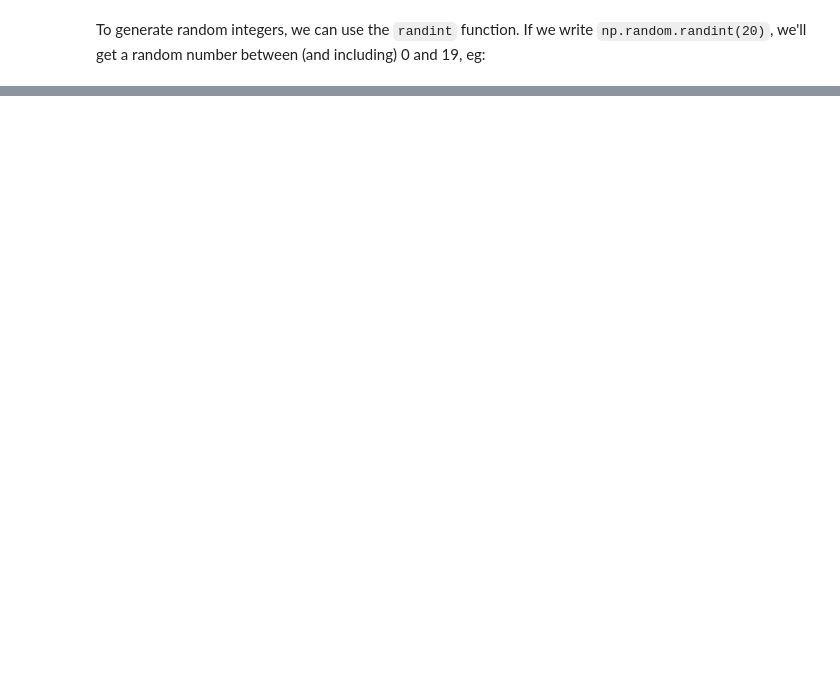
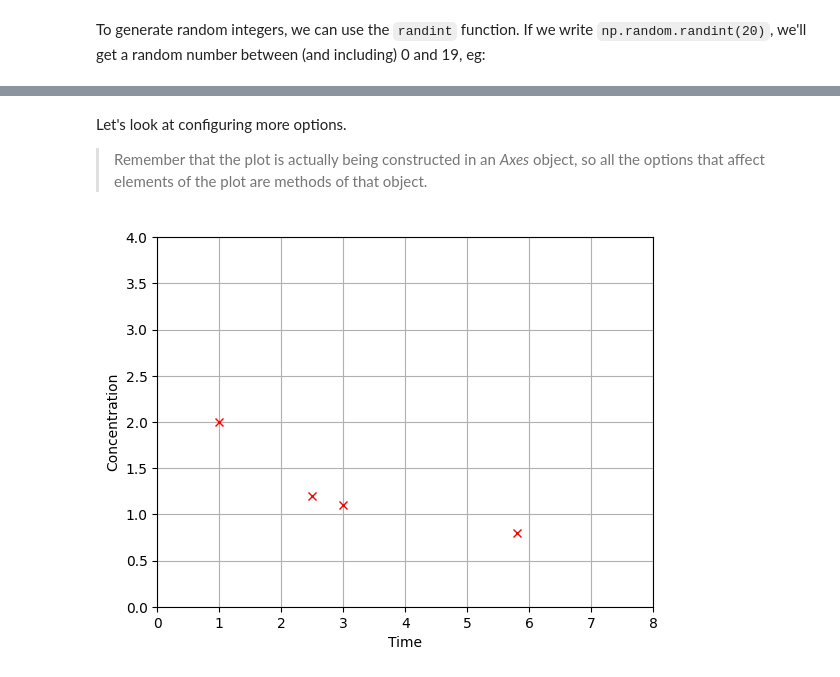
Before and after one commit to cwrightlibrary/learning_linear_algebra, a Jupyter notebook: main.ipynb, the cells around one changed output, grey strips where cells are left out. Cells and saved outputs as stored; diff of their text form; code cells hidden in the pictures; blank space fills up the shorter version.

```diff
--- a/main.ipynb
+++ b/main.ipynb
@@ -121,0 +209,17 @@ Random integer between 0 and 19
+# %% [markdown]
+Let's look at configuring more options.
+
+> Remember that the plot is actually being constructed in an *Axes* object, so all the options that affect elements of the plot are methods of that object.
+# %%
+fig, ax = plt.subplots()
+ax.plot(x, y, "rx");
+
+ax.set_xlim(0, 8);
+ax.set_ylim(0, 4);
+
+ax.grid(True);
+
+ax.set_xlabel("Time");
+ax.set_ylabel("Concentration");
+# %% [output]
+[figure, added]
```
Also changed, not shown: parts of 36 cells of this notebook.
